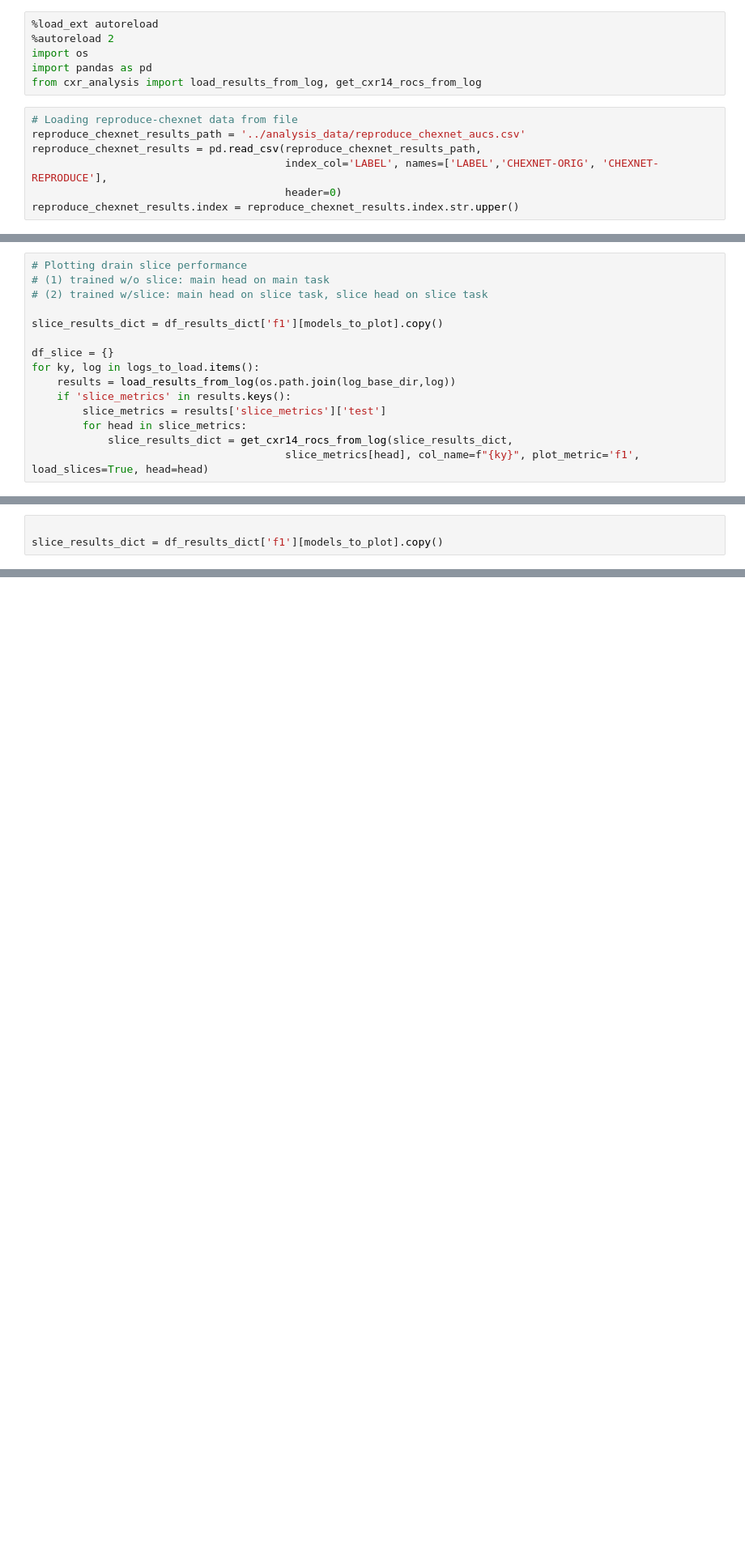
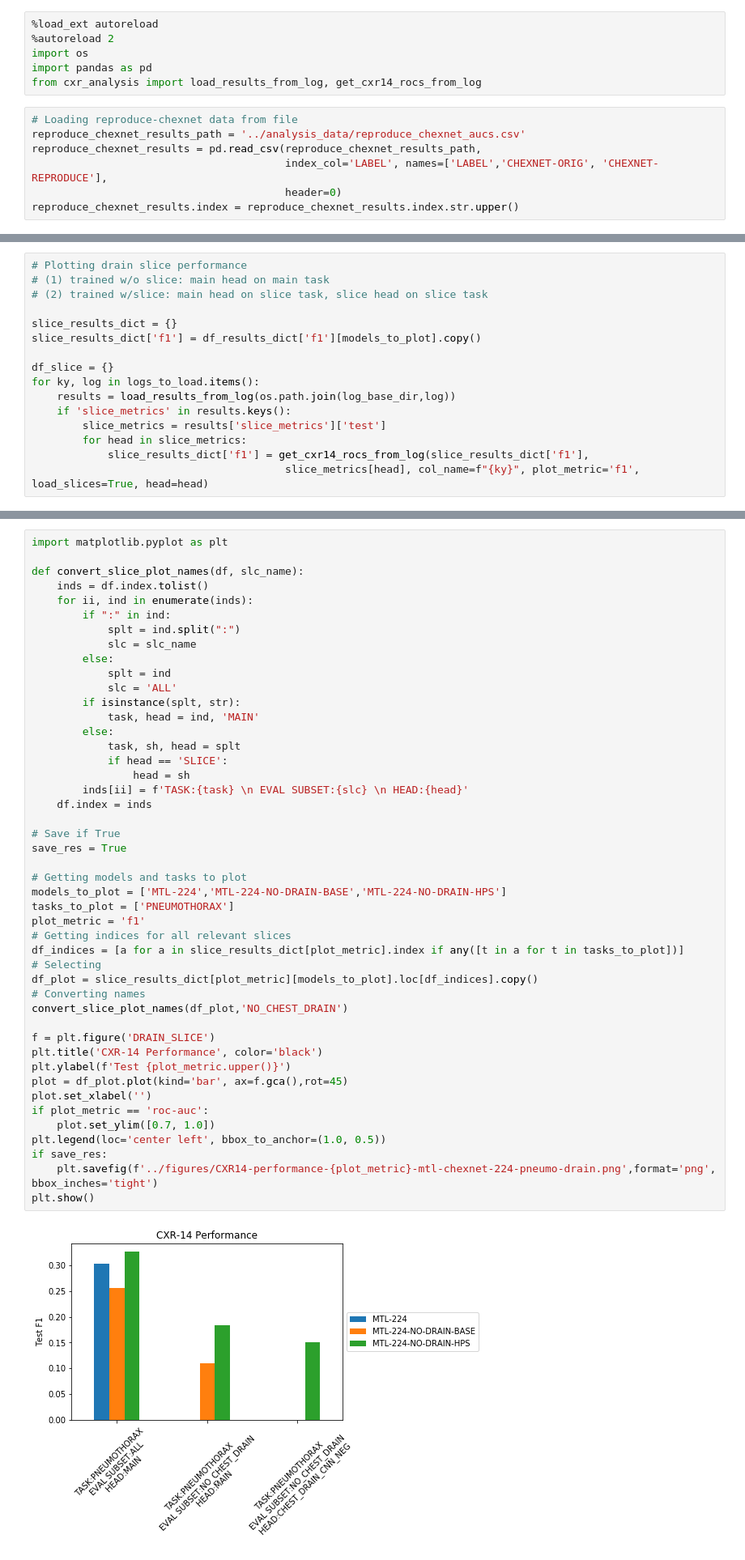
Before and after one commit to tsy935/metal, a Jupyter notebook: metal/mmtl/cxr/analysis/notebooks/compare_to_chexnet.ipynb, the cells around one changed output, grey strips where cells are left out. Shown at 81% size. Drawn from its saved outputs; the diff is of its cells as text; blank space fills up the shorter version.

```diff
--- a/metal/mmtl/cxr/analysis/notebooks/compare_to_chexnet.ipynb
+++ b/metal/mmtl/cxr/analysis/notebooks/compare_to_chexnet.ipynb
@@ -80,7 +80,8 @@ plt.show()
 # (1) trained w/o slice: main head on main task
 # (2) trained w/slice: main head on slice task, slice head on slice task
 
-slice_results_dict = df_results_dict['f1'][models_to_plot].copy()
+slice_results_dict = {}
+slice_results_dict['f1'] = df_results_dict['f1'][models_to_plot].copy()
 
 df_slice = {}
 for ky, log in logs_to_load.items():
@@ -88,6 +89,6 @@ for ky, log in logs_to_load.items():
     if 'slice_metrics' in results.keys():
         slice_metrics = results['slice_metrics']['test']
         for head in slice_metrics:
-            slice_results_dict = get_cxr14_rocs_from_log(slice_results_dict,
+            slice_results_dict['f1'] = get_cxr14_rocs_from_log(slice_results_dict['f1'],
                                         slice_metrics[head], col_name=f"{ky}", plot_metric='f1', load_slices=True, head=head)
 # %%
@@ -111,6 +112,3 @@ slice_results_dict
 | PNEUMOTHORAX | 0.302817 | 0.256757 | 0.326554 |
 | PNEUMOTHORAX:CHEST_DRAIN_CNN_NEG:... | NaN | 0.109091 | 0.183406 |
 | PNEUMOTHORAX:CHEST_DRAIN_CNN_NEG:... | NaN | NaN | 0.151111 |
-# %%
-
-slice_results_dict = df_results_dict['f1'][models_to_plot].copy()
@@ -135,0 +115,48 @@ slice_results_dict
+# %%
+import matplotlib.pyplot as plt
+
+def convert_slice_plot_names(df, slc_name):
+    inds = df.index.tolist()
+    for ii, ind in enumerate(inds):
+        if ":" in ind:
+            splt = ind.split(":")
+            slc = slc_name
+        else:
+            splt = ind
+            slc = 'ALL'
+        if isinstance(splt, str):
+            task, head = ind, 'MAIN'
+        else:
+            task, sh, head = splt
+            if head == 'SLICE':
+                head = sh
+        inds[ii] = f'TASK:{task} \n EVAL SUBSET:{slc} \n HEAD:{head}'
+    df.index = inds
+
+# Save if True
+save_res = True
+
+# Getting models and tasks to plot
+models_to_plot = ['MTL-224','MTL-224-NO-DRAIN-BASE','MTL-224-NO-DRAIN-HPS']
+tasks_to_plot = ['PNEUMOTHORAX']
+plot_metric = 'f1'
+# Getting indices for all relevant slices
+df_indices = [a for a in slice_results_dict[plot_metric].index if any([t in a for t in tasks_to_plot])]
+# Selecting
+df_plot = slice_results_dict[plot_metric][models_to_plot].loc[df_indices].copy()
+# Converting names
+convert_slice_plot_names(df_plot,'NO_CHEST_DRAIN')
+
+f = plt.figure('DRAIN_SLICE')
+plt.title('CXR-14 Performance', color='black')
+plt.ylabel(f'Test {plot_metric.upper()}')
+plot = df_plot.plot(kind='bar', ax=f.gca(),rot=45)
+plot.set_xlabel('')
+if plot_metric == 'roc-auc':
+    plot.set_ylim([0.7, 1.0])
+plt.legend(loc='center left', bbox_to_anchor=(1.0, 0.5))
+if save_res:
+    plt.savefig(f'../figures/CXR14-performance-{plot_metric}-mtl-chexnet-224-pneumo-drain.png',format='png', bbox_inches='tight')
+plt.show()
+# %% [output]
+[figure, added]
```
Also changed, not shown: parts of 5 cells of this notebook.
